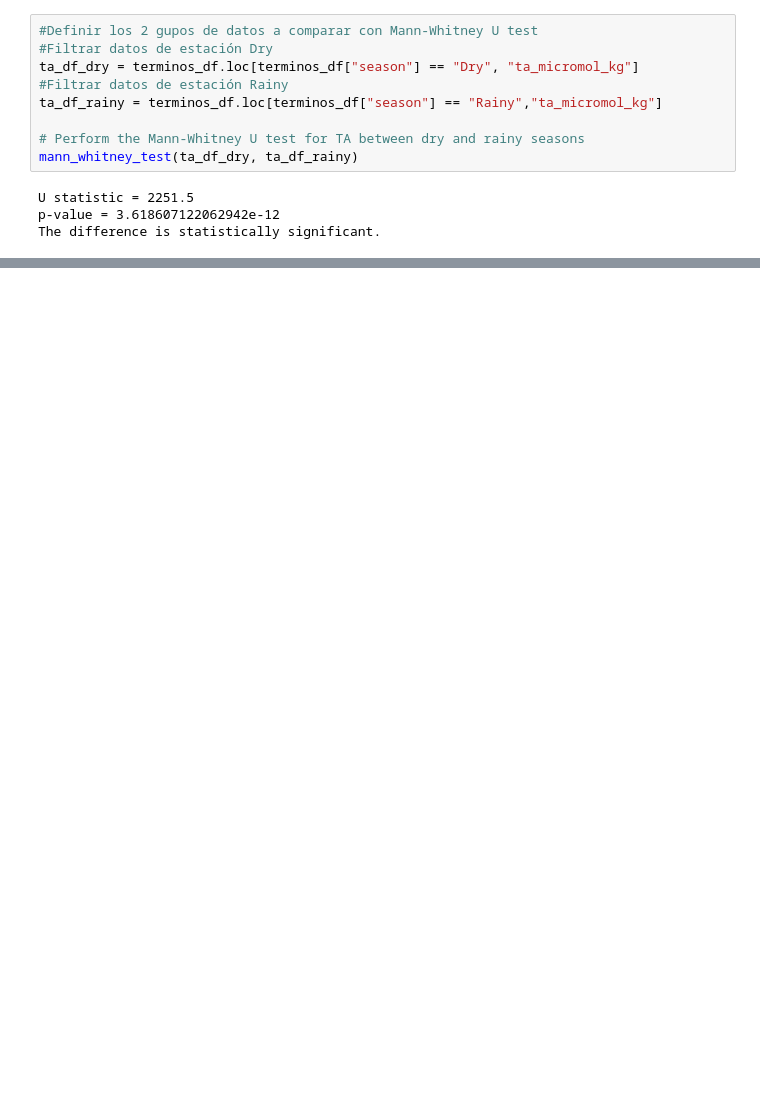
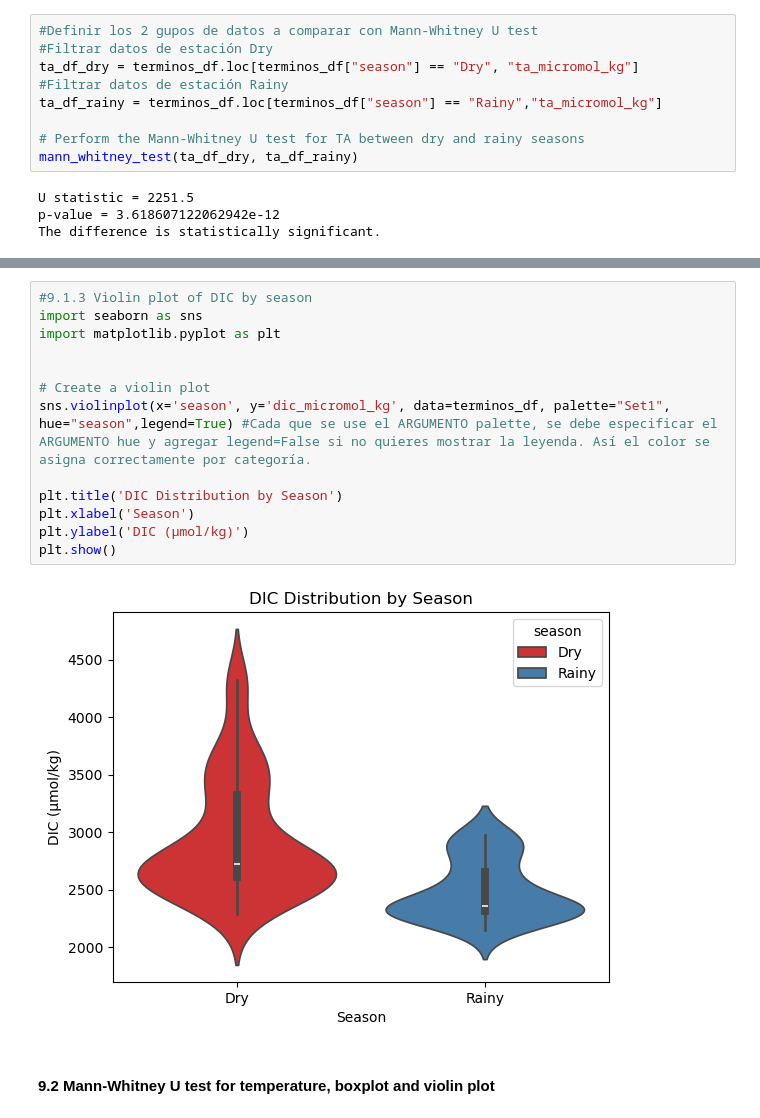
Before and after one commit to jpoh2/modelab-jp, a Jupyter notebook: 09_Mann-WhitneyU_test.ipynb, the cells around one changed output, grey strips where cells are left out. Drawn from its saved outputs; the diff is of its cells as text; blank space fills up the shorter version.

Commit message:
Comandos para realizar los ejercicios con la prueba de Mann-Whitney U

```diff
--- a/09_Mann-WhitneyU_test.ipynb
+++ b/09_Mann-WhitneyU_test.ipynb
@@ -115,0 +208,17 @@ The difference is statistically significant.
+# %%
+#9.1.3 Violin plot of DIC by season
+import seaborn as sns
+import matplotlib.pyplot as plt
+
+
+# Create a violin plot
+sns.violinplot(x='season', y='dic_micromol_kg', data=terminos_df, palette="Set1", hue="season",legend=True) #Cada que se use el ARGUMENTO palette, se debe especificar el ARGUMENTO hue y agregar legend=False si no quieres mostrar la leyenda. Así el color se asigna correctamente por categoría.
+
+plt.title('DIC Distribution by Season')
+plt.xlabel('Season')
+plt.ylabel('DIC (μmol/kg)')
+plt.show()
+# %% [output]
+[figure, added]
+# %% [markdown]
+#### 9.2 Mann-Whitney U test for temperature, boxplot and violin plot
```
Also changed, not shown: parts of 14 cells of this notebook.
